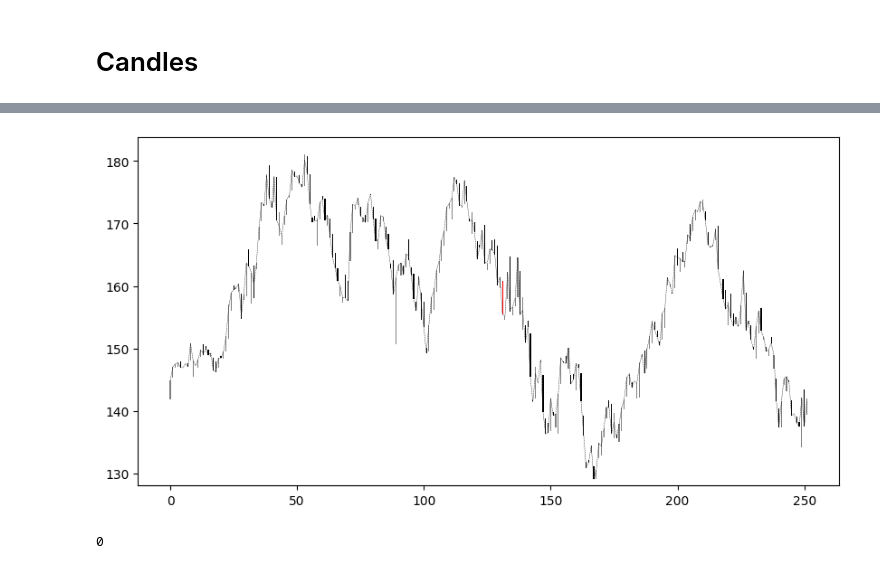
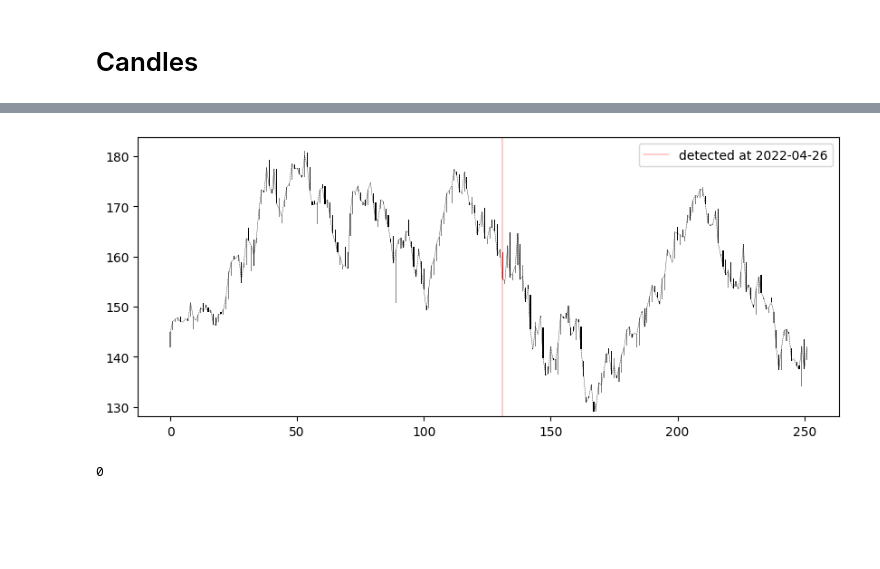
Before and after one commit to Kasymkhankhubiyev/Sirius-Uni, a Jupyter notebook: Intoduction Into Profession/tasks/Task4.ipynb, the cells around one changed output, grey strips where cells are left out. Drawn from its saved outputs; the diff is of its cells as text; code cells hidden in the pictures; blank space fills up the shorter version.

```diff
--- a/Intoduction Into Profession/tasks/Task4.ipynb
+++ b/Intoduction Into Profession/tasks/Task4.ipynb
@@ -194,7 +194,7 @@ def draw_candlesticks(df: pd.DataFrame, up_color='green', down_color='red') -> N
 
     #TODO plot candles
 # %%
-plt.figure(figsize=(10,5))
+plt.figure(figsize=(10,4))
 _df = df.copy()
 marobuzu = get_marobuzu(df, 0.3, 21, strategy='mean')
 for i in range(len(_df)):
@@ -222,8 +222,6 @@ for i in range(len(_df)):
     down_shadow = bottom - low
     body = top - bottom
 
-    # print(upper_shadow, body, down_shadow)
-
     body_width = 0.4
     shadow_width = .05
 
@@ -236,7 +234,6 @@ for i in range(len(_df)):
             sign = -1
         color = color[sign]
 
-    # plt.plot(np.arange(1, 10, dtype=int))
     plt.bar(x=i, height=body, width=body_width, bottom=bottom, align='center', color=color)
     plt.bar(x=i, height=down_shadow, width=shadow_width, bottom=low, align='center', color = color)
     plt.bar(x=i, height=upper_shadow, width=shadow_width, bottom=top, align='center', color = color)
@@ -244,10 +241,12 @@ for i in range(len(_df)):
 # plt.legend('black stick - marobuzu')
 plt.plot(_df['Close'], '--', linewidth=0.3, color='black')
 
-# for m_point in marobuzu:
-#     if m_point > 0:
-#         # plot vertical line
-#         plt.()
+for idx, m_point in enumerate(marobuzu):
+    if m_point > 0:
+        # plot vertical line
+        plt.axvline(x=idx, linewidth=0.3, color='red', label=f'detected at {_df.loc[idx, "Date"]}')
+
+plt.legend()
 plt.show()
 print(np.where(marobuzu > 1, 1, 0).sum())
 # %% [output]
@@ -255,6 +254,6 @@ print(np.where(marobuzu > 1, 1, 0).sum())
 1
 # %%
-plt.figure(figsize=(10,5))
+plt.figure(figsize=(10,4))
 _df = df.copy()
 marobuzu = get_marobuzu(df, 0.3, 21, strategy='last')
 for i in range(len(_df)):
@@ -263,12 +262,10 @@ for i in range(len(_df)):
     close = df.loc[i, 'Close']
     high = df.loc[i, 'High']
     low = df.loc[i, 'Low']
-    # print(open, close, high, low)
 
     top, bottom = ..., ...
 
     color = {1: 'grey', -1: 'black'}
-    # color = {1: 'green', -1: 'red'}
 
     if open >= close:
         top = open
@@ -280,36 +277,38 @@ for i in range(len(_df)):
 
     upper_shadow = high - top
     down_shadow = bottom - low
     body = top - bottom
 
     # print(upper_shadow, body, down_shadow)
 
     body_width = 0.4
     shadow_width = .05
 
     if marobuzu[i] > 0:
         color =  'red' # 'black'
     else:
         if close - open > 0:
             sign = 1
         else:
             sign = -1
         color = color[sign]
 
     # plt.plot(np.arange(1, 10, dtype=int))
     plt.bar(x=i, height=body, width=body_width, bottom=bottom, align='center', color=color)
     plt.bar(x=i, height=down_shadow, width=shadow_width, bottom=low, align='center', color = color)
     plt.bar(x=i, height=upper_shadow, width=shadow_width, bottom=top, align='center', color = color)
 
 # plt.legend('black stick - marobuzu')
 plt.plot(_df['Close'], '--', linewidth=0.3, color='black')
 
-# for m_point in marobuzu:
-#     if m_point > 0:
-#         # plot vertical line
-#         plt.()
+for idx, m_point in enumerate(marobuzu):
+    if m_point > 0:
+        # plot vertical line
+        plt.axvline(x=idx, linewidth=0.3, color='red', label=f'detected at {_df.loc[idx, "Date"]}')
+
+plt.legend()
 plt.show()
 print(np.where(marobuzu > 1, 1, 0).sum())
 # %% [output]
-[figure, old version]
+[figure, new version]
 0
```
Also changed, not shown: parts of 1 cell of this notebook.
